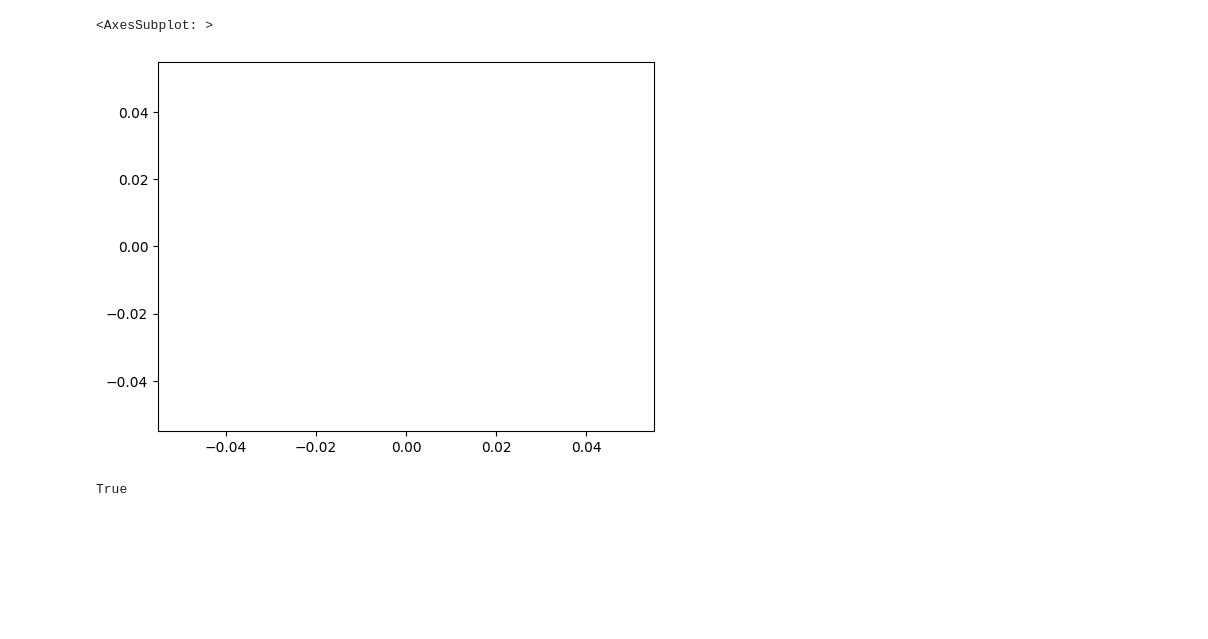
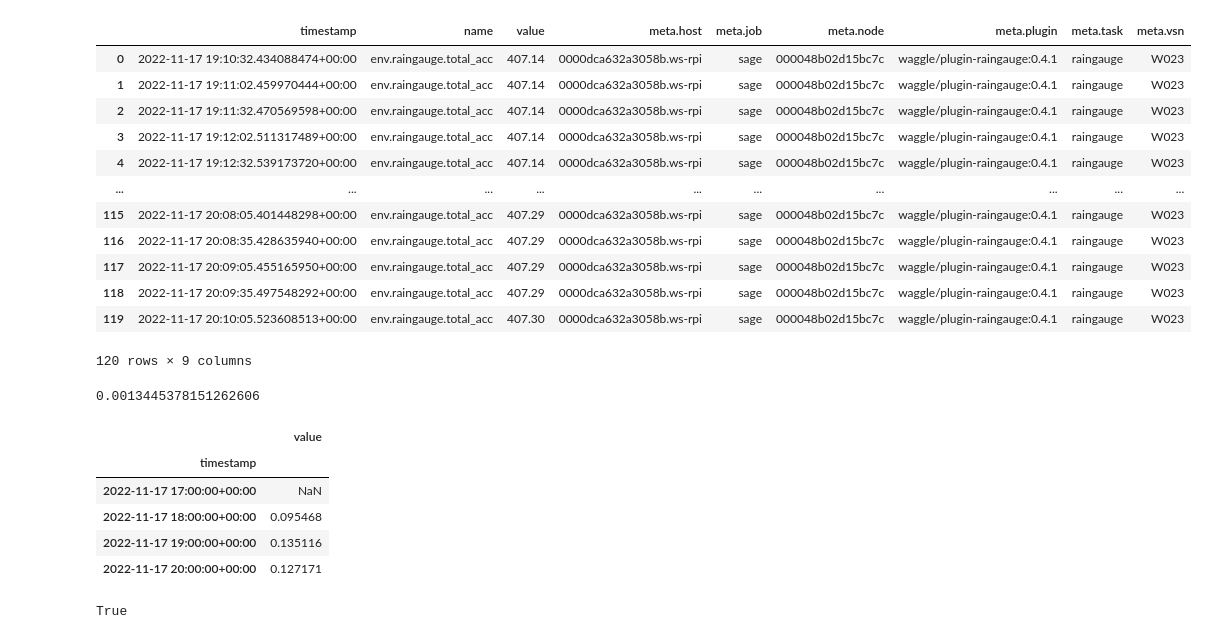
Before and after one commit to waggle-sensor/sciencerule-checker, a Jupyter notebook: scripts/rate.ipynb, the cells around one changed output. Cells and saved outputs as stored; diff of their text form; code cells hidden in the pictures; blank space fills up the shorter version.

```diff
--- a/scripts/rate.ipynb
+++ b/scripts/rate.ipynb
@@ -25,8 +24,32 @@ w024.plot(x="timestamp", y="value")
+# %%
+w023
+# %% [output]
+|  | timestamp | name | value | meta.host | meta.job | meta.node | meta.plugin | meta.task | meta.vsn |
+| 0 | 2022-11-17 19:10:32.434088474+00:00 | env.raingauge.total_acc | 407.14 | 0000dca632a3058b.ws-rpi | sage | 000048b02d15bc7c | waggle/plugin-raingauge:0.4.1 | raingauge | W023 |
+| 1 | 2022-11-17 19:11:02.459970444+00:00 | env.raingauge.total_acc | 407.14 | 0000dca632a3058b.ws-rpi | sage | 000048b02d15bc7c | waggle/plugin-raingauge:0.4.1 | raingauge | W023 |
+| 2 | 2022-11-17 19:11:32.470569598+00:00 | env.raingauge.total_acc | 407.14 | 0000dca632a3058b.ws-rpi | sage | 000048b02d15bc7c | waggle/plugin-raingauge:0.4.1 | raingauge | W023 |
+| 3 | 2022-11-17 19:12:02.511317489+00:00 | env.raingauge.total_acc | 407.14 | 0000dca632a3058b.ws-rpi | sage | 000048b02d15bc7c | waggle/plugin-raingauge:0.4.1 | raingauge | W023 |
+| 4 | 2022-11-17 19:12:32.539173720+00:00 | env.raingauge.total_acc | 407.14 | 0000dca632a3058b.ws-rpi | sage | 000048b02d15bc7c | waggle/plugin-raingauge:0.4.1 | raingauge | W023 |
+| ... | ... | ... | ... | ... | ... | ... | ... | ... | ... |
+| 115 | 2022-11-17 20:08:05.401448298+00:00 | env.raingauge.total_acc | 407.29 | 0000dca632a3058b.ws-rpi | sage | 000048b02d15bc7c | waggle/plugin-raingauge:0.4.1 | raingauge | W023 |
+| 116 | 2022-11-17 20:08:35.428635940+00:00 | env.raingauge.total_acc | 407.29 | 0000dca632a3058b.ws-rpi | sage | 000048b02d15bc7c | waggle/plugin-raingauge:0.4.1 | raingauge | W023 |
+| 117 | 2022-11-17 20:09:05.455165950+00:00 | env.raingauge.total_acc | 407.29 | 0000dca632a3058b.ws-rpi | sage | 000048b02d15bc7c | waggle/plugin-raingauge:0.4.1 | raingauge | W023 |
+| 118 | 2022-11-17 20:09:35.497548292+00:00 | env.raingauge.total_acc | 407.29 | 0000dca632a3058b.ws-rpi | sage | 000048b02d15bc7c | waggle/plugin-raingauge:0.4.1 | raingauge | W023 |
+| 119 | 2022-11-17 20:10:05.523608513+00:00 | env.raingauge.total_acc | 407.30 | 0000dca632a3058b.ws-rpi | sage | 000048b02d15bc7c | waggle/plugin-raingauge:0.4.1 | raingauge | W023 |
+120 rows × 9 columns
 # %%
-w024["value"].diff().diff().plot()
+w023["value"].diff().mean()
 # %% [output]
-<AxesSubplot: >
+0.0013445378151262606
-[figure, removed]
+# %%
+w023.groupby(pd.Grouper(key="timestamp", freq="1H")).mean().diff()
+# %% [output]
+|  | value |
+| timestamp |  |
+| 2022-11-17 17:00:00+00:00 | NaN |
+| 2022-11-17 18:00:00+00:00 | 0.095468 |
+| 2022-11-17 19:00:00+00:00 | 0.135116 |
+| 2022-11-17 20:00:00+00:00 | 0.127171 |
 # %%
 w024["1st_derivative"] = w024["value"].diff() / w024["timestamp"].diff().dt.total_seconds()
 # %%
```
Also changed, not shown: parts of 5 cells of this notebook, 2 other files.
